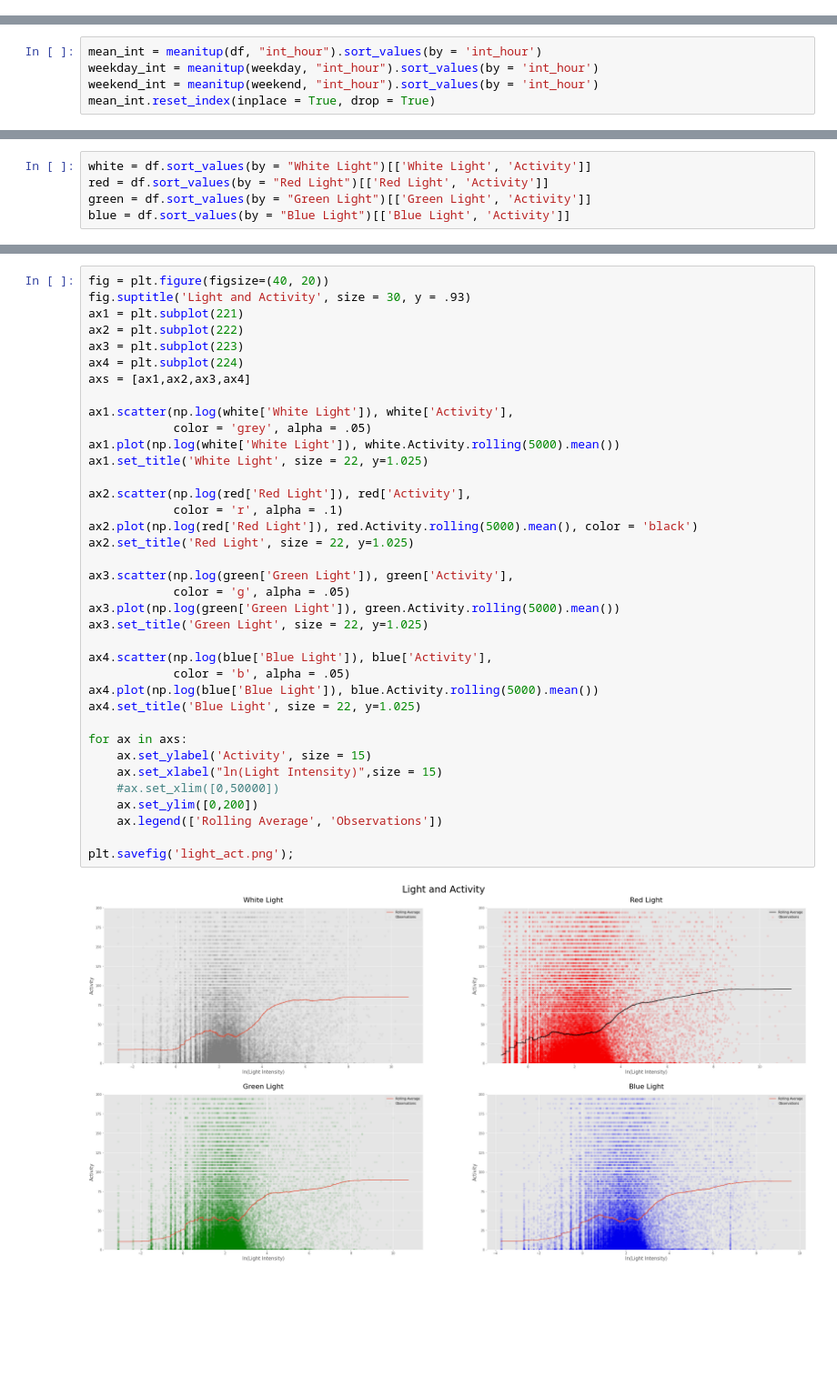
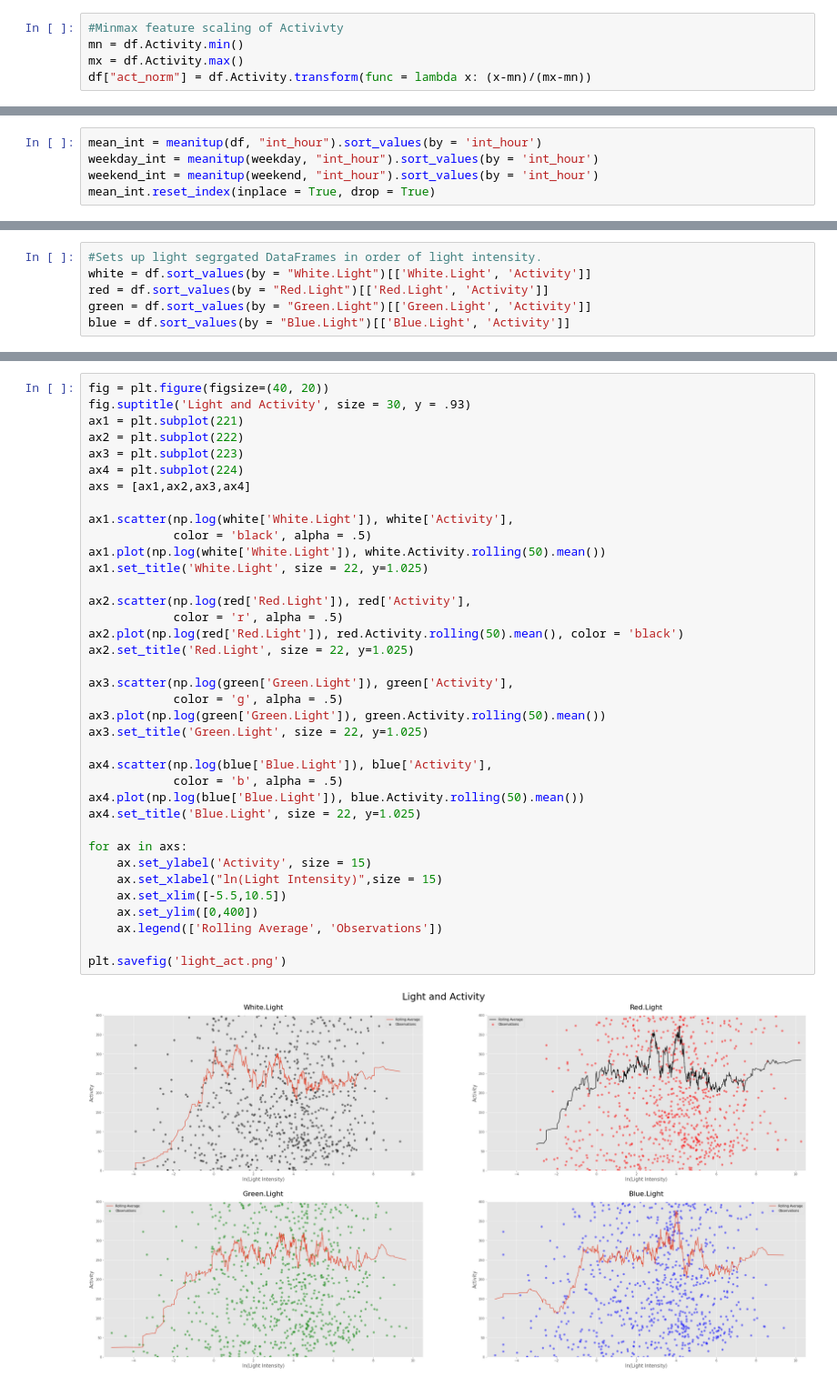
Before and after one commit to HForrest/Biol-422, a Jupyter notebook: Activity_analysis.ipynb, the cells around one changed output, grey strips where cells are left out. Shown at 91% size. Drawn from its saved outputs; the diff is of its cells as text; blank space fills up the shorter version.

Commit message:
Data Update
New data from groupmate

```diff
--- a/Activity_analysis.ipynb
+++ b/Activity_analysis.ipynb
@@ -43,3 +31,8 @@ df['int_hour'] = lst
+# %%
+#Minmax feature scaling of Activivty
+mn = df.Activity.min()
+mx = df.Activity.max()
+df["act_norm"] = df.Activity.transform(func = lambda x: (x-mn)/(mx-mn))
 # %%
 #Filters by day of week
 weekday = df.loc[df.Dayofweek <= 4]
@@ -144,5 +136,6 @@ plt.savefig('polar_act.png')
 # %%
-white = df.sort_values(by = "White Light")[['White Light', 'Activity']]
-red = df.sort_values(by = "Red Light")[['Red Light', 'Activity']]
-green = df.sort_values(by = "Green Light")[['Green Light', 'Activity']]
-blue = df.sort_values(by = "Blue Light")[['Blue Light', 'Activity']]
+#Sets up light segrgated DataFrames in order of light intensity.
+white = df.sort_values(by = "White.Light")[['White.Light', 'Activity']]
+red = df.sort_values(by = "Red.Light")[['Red.Light', 'Activity']]
+green = df.sort_values(by = "Green.Light")[['Green.Light', 'Activity']]
+blue = df.sort_values(by = "Blue.Light")[['Blue.Light', 'Activity']]
@@ -154,39 +145,39 @@ plt.plot(np.log(white['White Light']), white.Activity.rolling(500).mean())
 # %%
 fig = plt.figure(figsize=(40, 20))
 fig.suptitle('Light and Activity', size = 30, y = .93)
 ax1 = plt.subplot(221)
 ax2 = plt.subplot(222)
 ax3 = plt.subplot(223)
 ax4 = plt.subplot(224)
 axs = [ax1,ax2,ax3,ax4]
 
-ax1.scatter(np.log(white['White Light']), white['Activity'],
-            color = 'grey', alpha = .05)
-ax1.plot(np.log(white['White Light']), white.Activity.rolling(5000).mean())
-ax1.set_title('White Light', size = 22, y=1.025)
+ax1.scatter(np.log(white['White.Light']), white['Activity'],
+            color = 'black', alpha = .5)
+ax1.plot(np.log(white['White.Light']), white.Activity.rolling(50).mean())
+ax1.set_title('White.Light', size = 22, y=1.025)
 
-ax2.scatter(np.log(red['Red Light']), red['Activity'],
-            color = 'r', alpha = .1)
-ax2.plot(np.log(red['Red Light']), red.Activity.rolling(5000).mean(), color = 'black')
-ax2.set_title('Red Light', size = 22, y=1.025)
+ax2.scatter(np.log(red['Red.Light']), red['Activity'],
+            color = 'r', alpha = .5)
+ax2.plot(np.log(red['Red.Light']), red.Activity.rolling(50).mean(), color = 'black')
+ax2.set_title('Red.Light', size = 22, y=1.025)
 
-ax3.scatter(np.log(green['Green Light']), green['Activity'],
-            color = 'g', alpha = .05)
-ax3.plot(np.log(green['Green Light']), green.Activity.rolling(5000).mean())
-ax3.set_title('Green Light', size = 22, y=1.025)
+ax3.scatter(np.log(green['Green.Light']), green['Activity'],
+            color = 'g', alpha = .5)
+ax3.plot(np.log(green['Green.Light']), green.Activity.rolling(50).mean())
+ax3.set_title('Green.Light', size = 22, y=1.025)
 
-ax4.scatter(np.log(blue['Blue Light']), blue['Activity'],
-            color = 'b', alpha = .05)
-ax4.plot(np.log(blue['Blue Light']), blue.Activity.rolling(5000).mean())
-ax4.set_title('Blue Light', size = 22, y=1.025)
+ax4.scatter(np.log(blue['Blue.Light']), blue['Activity'],
+            color = 'b', alpha = .5)
+ax4.plot(np.log(blue['Blue.Light']), blue.Activity.rolling(50).mean())
+ax4.set_title('Blue.Light', size = 22, y=1.025)
 
 for ax in axs:
     ax.set_ylabel('Activity', size = 15)
     ax.set_xlabel("ln(Light Intensity)",size = 15)
-    #ax.set_xlim([0,50000])
-    ax.set_ylim([0,200])
+    ax.set_xlim([-5.5,10.5])
+    ax.set_ylim([0,400])
     ax.legend(['Rolling Average', 'Observations'])
 
-plt.savefig('light_act.png');
+plt.savefig('light_act.png')
 # %% [output]
-[figure, old version]
+[figure, new version]
```
Also changed, not shown: parts of 20 cells of this notebook, 5 other files.
